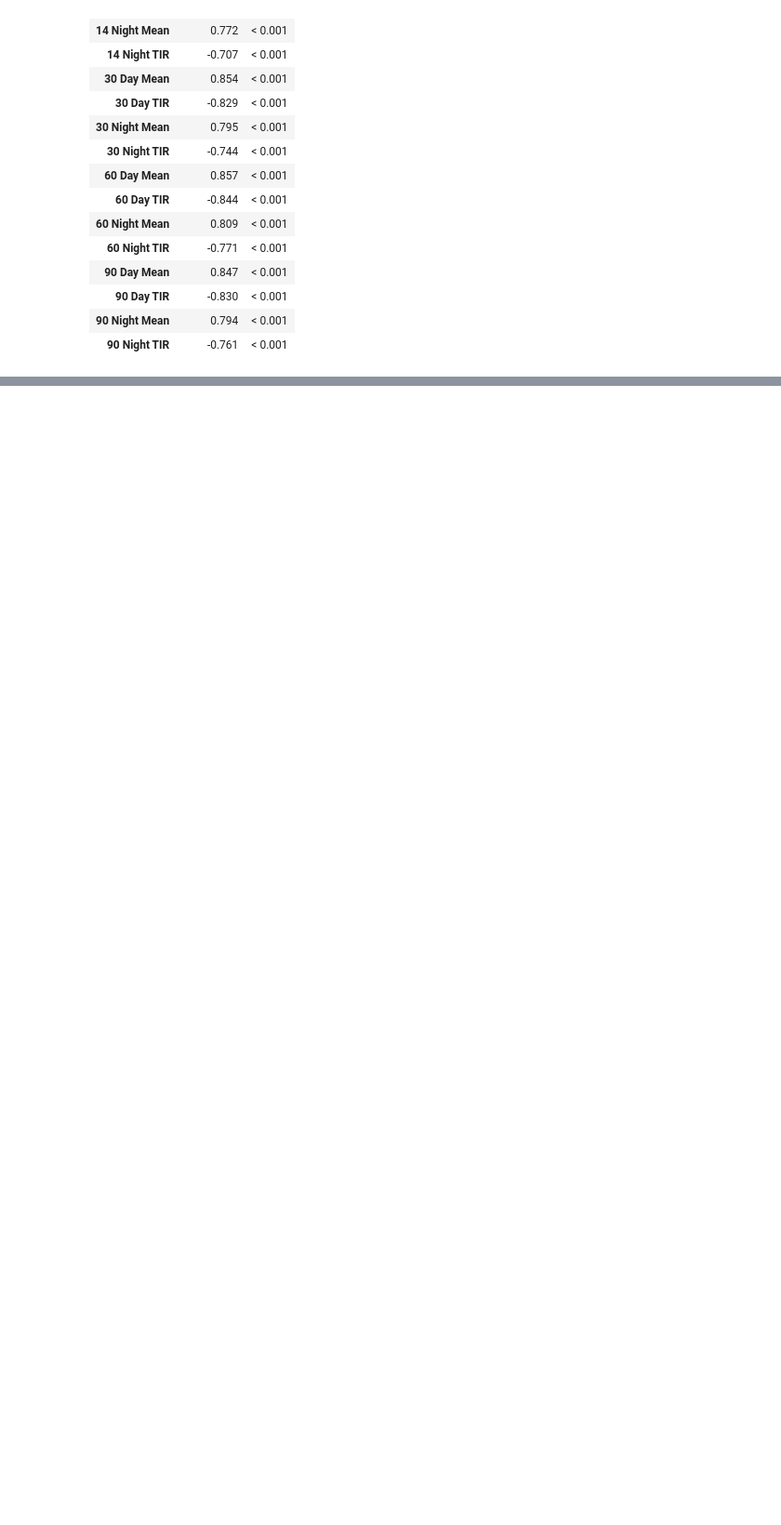
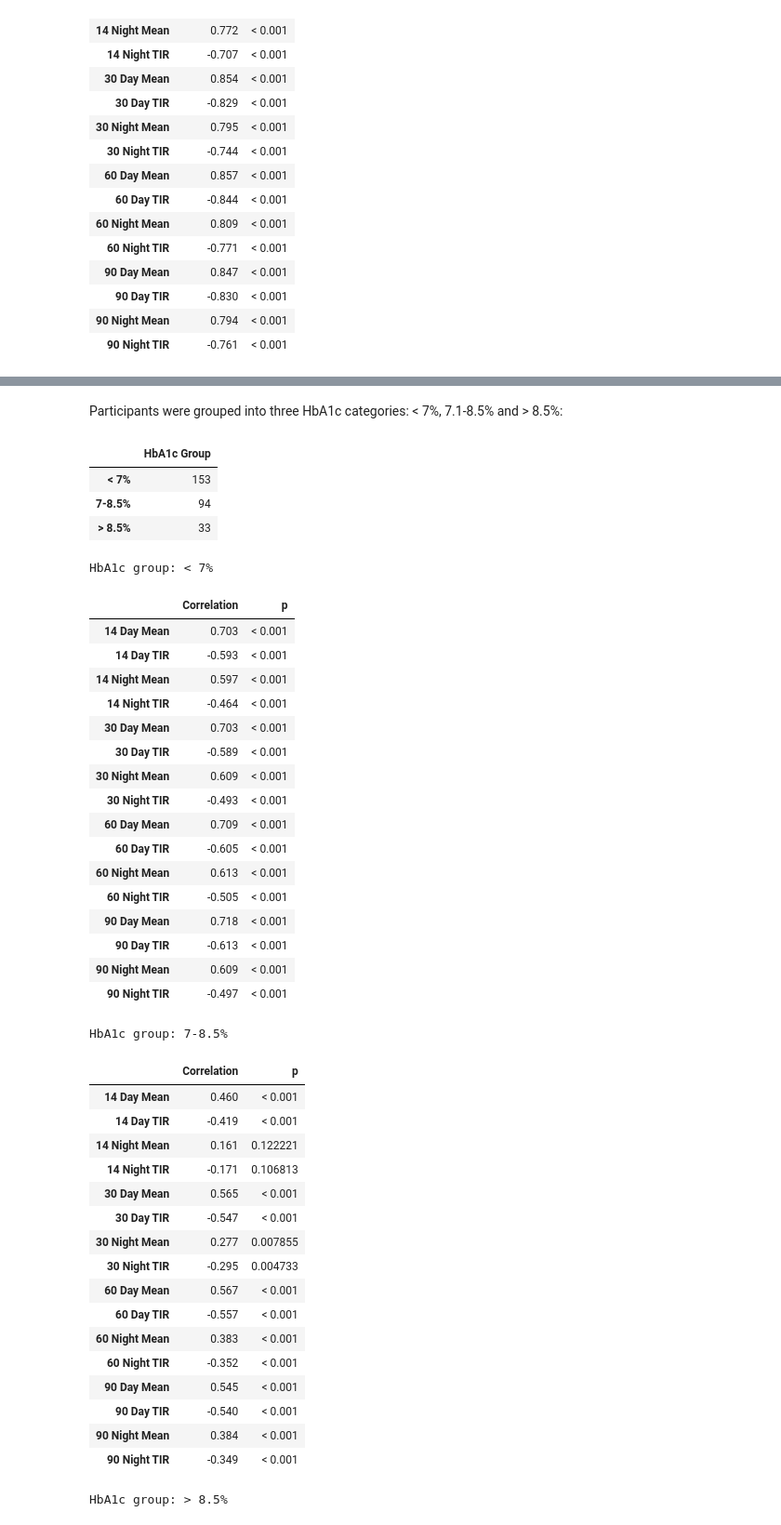
Before and after one commit to childhealthbiostatscore/BDC-Code, a Jupyter notebook: Viral Shah/Day and Night CGM/day_night_cgm.ipynb, the cells around one changed output, grey strips where cells are left out. Shown at 93% size. Saved outputs shown, nothing was run; the diff lists cells and outputs as text; code cells hidden in the pictures; blank space fills up the shorter version.

```diff
--- a/Viral Shah/Day and Night CGM/day_night_cgm.ipynb
+++ b/Viral Shah/Day and Night CGM/day_night_cgm.ipynb
@@ -96,0 +105,66 @@ res
+# %% [markdown]
+Participants were grouped into three HbA1c categories: < 7%, 7.1-8.5% and > 8.5%:
+# %%
+# Categorize HbA1c
+df['HbA1c Group'] = pd.cut(df['HbA1c'],[0,7,8.5,20],labels=['< 7%','7-8.5%','> 8.5%'])
+display(pd.DataFrame(df['HbA1c Group'].value_counts()))
+# %% [output]
+|  | HbA1c Group |
+| < 7% | 153 |
+| 7-8.5% | 94 |
+| > 8.5% | 33 |
+# %%
+# Model formula
+for g in df['HbA1c Group'].unique():
+    res = {"Correlation":[],"p":[]}
+    df_cat = df.loc[df['HbA1c Group'] == g]
+    for v in cgm_vars:
+        res['Correlation'].append(stats.pearsonr(x = df_cat[v],y = df_cat['HbA1c'])[0])
+        res['p'].append(stats.pearsonr(x = df_cat[v],y = df_cat['HbA1c'])[1])
+    res=pd.DataFrame(data=res)
+    res.index = cgm_vars
+    # Adjust p values
+    res['p'] = multipletests(res['p'],alpha=0.05,method='fdr_bh')[1]
+    # Format
+    res['p'] = ["< 0.001" if p < 0.001 else p for p in res['p']]
+    res['Correlation'] = round(res['Correlation'],3)
+    print('HbA1c group: '+g)
+    display(pd.DataFrame(res))
+# %% [output]
+HbA1c group: < 7%
+|  | Correlation | p |
+| 14 Day Mean | 0.703 | < 0.001 |
+| 14 Day TIR | -0.593 | < 0.001 |
+| 14 Night Mean | 0.597 | < 0.001 |
+| 14 Night TIR | -0.464 | < 0.001 |
+| 30 Day Mean | 0.703 | < 0.001 |
+| 30 Day TIR | -0.589 | < 0.001 |
+| 30 Night Mean | 0.609 | < 0.001 |
+| 30 Night TIR | -0.493 | < 0.001 |
+| 60 Day Mean | 0.709 | < 0.001 |
+| 60 Day TIR | -0.605 | < 0.001 |
+| 60 Night Mean | 0.613 | < 0.001 |
+| 60 Night TIR | -0.505 | < 0.001 |
+| 90 Day Mean | 0.718 | < 0.001 |
+| 90 Day TIR | -0.613 | < 0.001 |
+| 90 Night Mean | 0.609 | < 0.001 |
+| 90 Night TIR | -0.497 | < 0.001 |
+HbA1c group: 7-8.5%
+|  | Correlation | p |
+| 14 Day Mean | 0.460 | < 0.001 |
+| 14 Day TIR | -0.419 | < 0.001 |
+| 14 Night Mean | 0.161 | 0.122221 |
+| 14 Night TIR | -0.171 | 0.106813 |
+| 30 Day Mean | 0.565 | < 0.001 |
+| 30 Day TIR | -0.547 | < 0.001 |
+| 30 Night Mean | 0.277 | 0.007855 |
+| 30 Night TIR | -0.295 | 0.004733 |
+| 60 Day Mean | 0.567 | < 0.001 |
+| 60 Day TIR | -0.557 | < 0.001 |
+| 60 Night Mean | 0.383 | < 0.001 |
+| 60 Night TIR | -0.352 | < 0.001 |
+| 90 Day Mean | 0.545 | < 0.001 |
+| 90 Day TIR | -0.540 | < 0.001 |
+| 90 Night Mean | 0.384 | < 0.001 |
+| 90 Night TIR | -0.349 | < 0.001 |
+HbA1c group: > 8.5%
```
Also changed, not shown: parts of 5 cells of this notebook.
